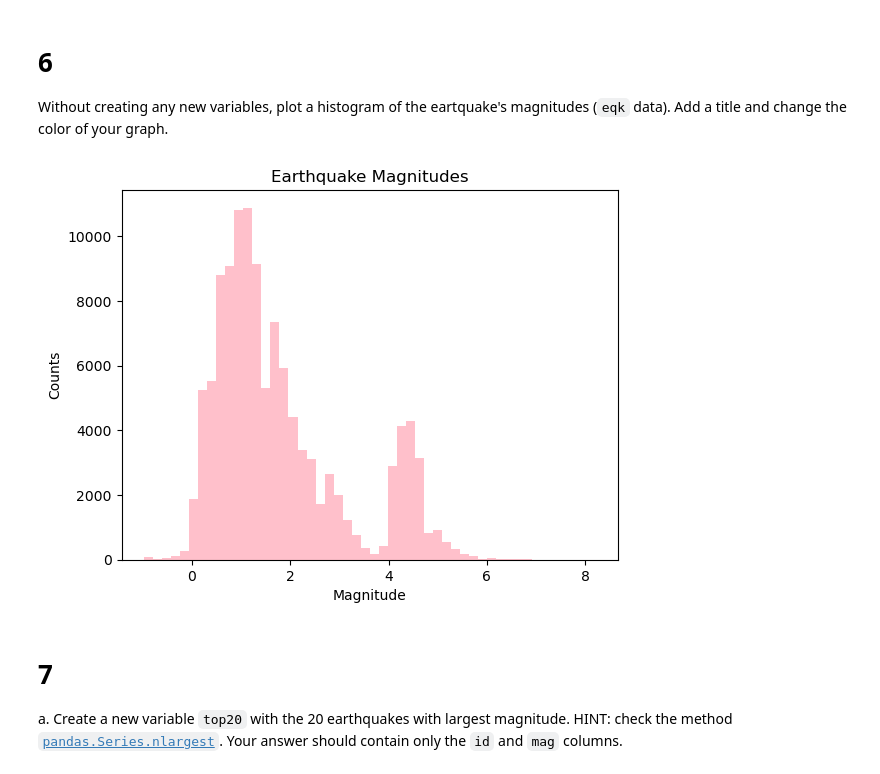
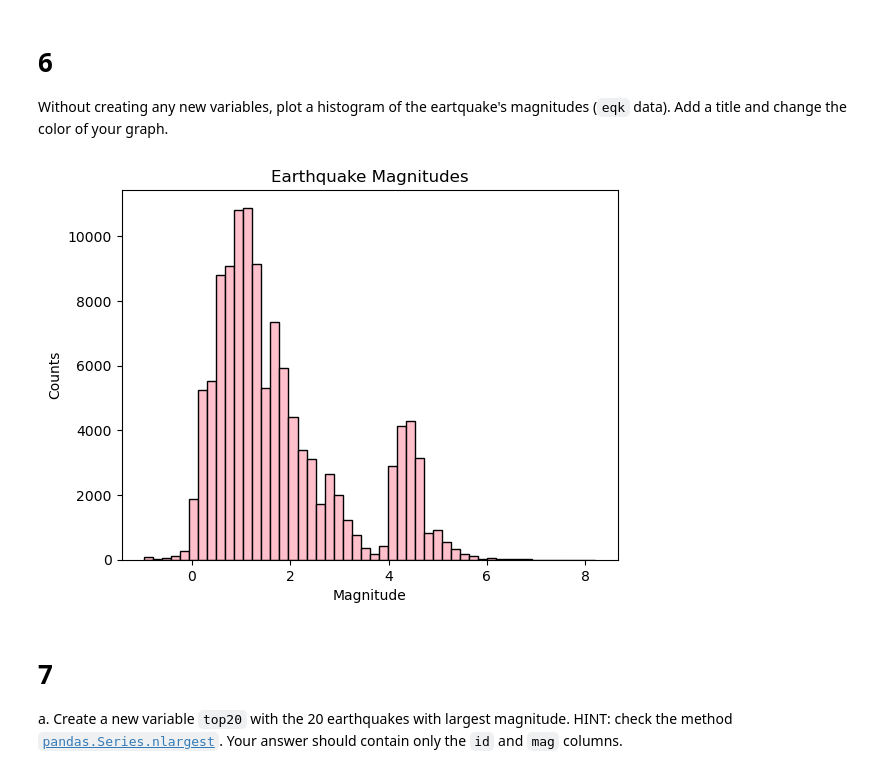
Before and after one commit to karolinasienko/eds220-hwk1, a Jupyter notebook: task3/hwk1-task3-earthquakes.ipynb, the cells around one changed output. Drawn from its saved outputs; the diff is of its cells as text; code cells hidden in the pictures.

```diff
--- a/task3/hwk1-task3-earthquakes.ipynb
+++ b/task3/hwk1-task3-earthquakes.ipynb
@@ -200,21 +182,16 @@ q5 results: All test cases passed!
 
 # 6
 Without creating any new variables, plot a histogram of the eartquake's magnitudes (`eqk` data). Add a title and change the color of your graph.
-# %%
-# Importing plt to graph
-import matplotlib.pyplot as plt
-
-plt.figure()
-
-# Plotting data and adding labels
-plt.hist(eqk['mag'], bins=50, color='pink')
-plt.title('Earthquake Magnitudes')
-plt.xlabel('Magnitude')
-plt.ylabel('Counts')
-
-plt.show()
-# %% [output]
-[figure, removed]
+# %%
+# Plotting histogram of earthquake magnitudes
+eqk['mag'].plot.hist(title='Earthquake Magnitudes',
+                     bins=50,
+                     xlabel='Magnitude',
+                     ylabel='Counts',
+                     color='pink',
+                     edgecolor='black');
+# %% [output]
+[figure, added]
 # %% [markdown]
 <!-- END QUESTION -->
 
```
Also changed, not shown: parts of 13 cells of this notebook, 1 other file.
